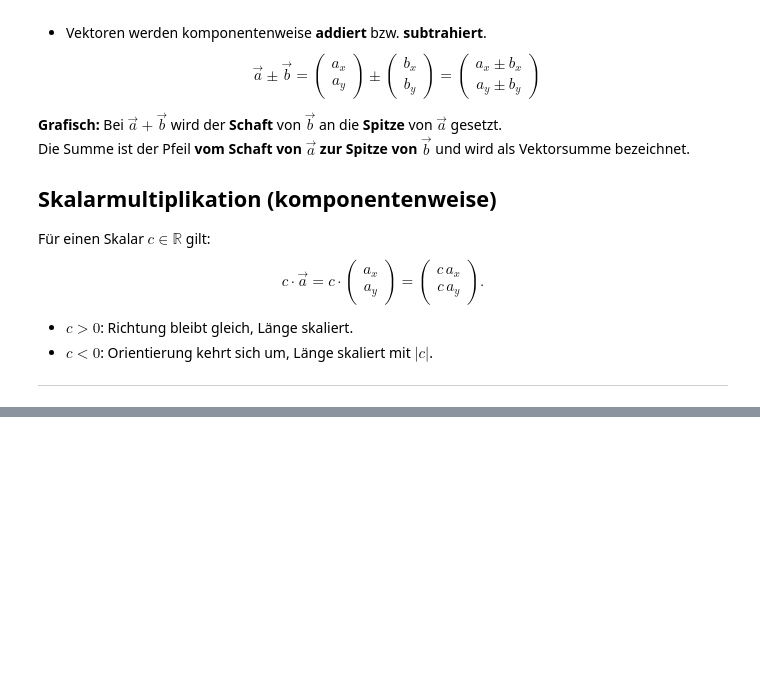
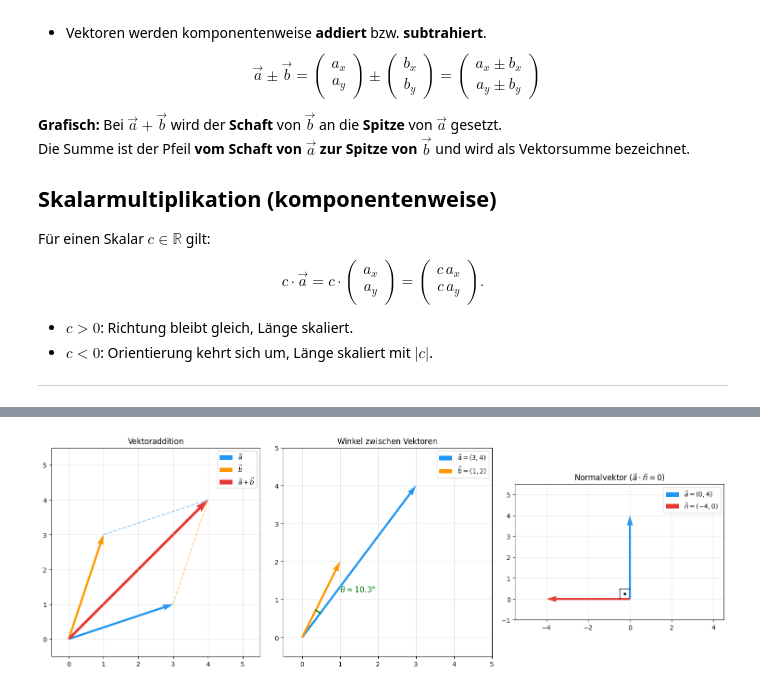
Before and after one commit to Officialstjp/python-math, a Jupyter notebook: Foundations/05_Vektoren_Matrizen/01_Grundlagen_der_Vektoren.ipynb, the cells around one changed output, grey strips where cells are left out. Drawn from its saved outputs; the diff is of its cells as text; code cells hidden in the pictures; blank space fills up the shorter version.

```diff
--- a/Foundations/05_Vektoren_Matrizen/01_Grundlagen_der_Vektoren.ipynb
+++ b/Foundations/05_Vektoren_Matrizen/01_Grundlagen_der_Vektoren.ipynb
@@ -128,0 +200,76 @@ Der Normalvektor wird ermittelt in dem man die Werte eines Vektors vertauscht un
+# %%
+# --- Visualisierung: Skalarprodukt, Winkel und Normalvektor ---
+
+import matplotlib.pyplot as plt
+import numpy as np
+
+fig, axes = plt.subplots(1, 3, figsize=(15, 5))
+
+# --- 1. Vektoraddition (Parallelogramm) ---
+ax = axes[0]
+a = np.array([3, 1])
+b = np.array([1, 3])
+s = a + b
+
+ax.quiver(0, 0, *a, angles='xy', scale_units='xy', scale=1, color='#2196F3', width=0.01, label='$\\vec a$')
+ax.quiver(0, 0, *b, angles='xy', scale_units='xy', scale=1, color='#FF9800', width=0.01, label='$\\vec b$')
+ax.quiver(0, 0, *s, angles='xy', scale_units='xy', scale=1, color='#E53935', width=0.0125, label='$\\vec a + \\vec b$')
+# Parallelogramm
+ax.plot([a[0], s[0]], [a[1], s[1]], '--', color='#FF9800', alpha=0.5)
+ax.plot([b[0], s[0]], [b[1], s[1]], '--', color='#2196F3', alpha=0.5)
+
+ax.set_xlim(-0.5, 5.5)
+ax.set_ylim(-0.5, 5.5)
+ax.set_aspect('equal')
+ax.grid(True, alpha=0.3)
+ax.legend(fontsize=10)
+ax.set_title('Vektoraddition', fontsize=12)
+
+# --- 2. Winkel zwischen Vektoren ---
+ax = axes[1]
+a = np.array([3, 4])
+b = np.array([1, 2])
+
+ax.quiver(0, 0, *a, angles='xy', scale_units='xy', scale=1, color='#2196F3', width=0.01, label=f'$\\vec a = ({a[0]},{a[1]})$')
+ax.quiver(0, 0, *b, angles='xy', scale_units='xy', scale=1, color='#FF9800', width=0.01, label=f'$\\vec b = ({b[0]},{b[1]})$')
+
+# Winkel berechnen und einzeichnen
+dot = np.dot(a, b)
+angle = np.arccos(dot / (np.linalg.norm(a) * np.linalg.norm(b)))
+bogen = np.linspace(np.arctan2(b[1], b[0]), np.arctan2(a[1], a[0]), 30)
+r = 0.8
+ax.plot(r * np.cos(bogen), r * np.sin(bogen), 'g-', linewidth=2)
+ax.text(1.0, 1.2, f'$\\theta \\approx {np.degrees(angle):.1f}°$', fontsize=12, color='green')
+
+ax.set_xlim(-0.5, 5)
+ax.set_ylim(-0.5, 5)
+ax.set_aspect('equal')
+ax.grid(True, alpha=0.3)
+ax.legend(fontsize=10)
+ax.set_title('Winkel zwischen Vektoren', fontsize=12)
+
+# --- 3. Normalvektor ---
+ax = axes[2]
+a = np.array([0, 4])
+n = np.array([-4, 0])  # Normalvektor
+
+ax.quiver(0, 0, *a, angles='xy', scale_units='xy', scale=1, color='#2196F3', width=0.01, label='$\\vec a = (0,4)$')
+ax.quiver(0, 0, *n, angles='xy', scale_units='xy', scale=1, color='#E53935', width=0.01, label='$\\vec n = (-4,0)$')
+
+# Rechter Winkel
+box_size = 0.5
+ax.plot([0, -box_size], [box_size, box_size], 'k-', lw=1)
+ax.plot([-box_size, -box_size], [box_size, 0], 'k-', lw=1)
+ax.plot(-box_size/2, box_size/2, 'k.') # Punkt
+
+ax.set_xlim(-5.5, 4.5)
+ax.set_ylim(-1, 5.5)
+ax.set_aspect('equal')
+ax.grid(True, alpha=0.3)
+ax.legend(fontsize=10)
+ax.set_title('Normalvektor ($\\vec a \\cdot \\vec n = 0$)', fontsize=12)
+
+plt.tight_layout()
+plt.show()
+# %% [output]
+[figure, added]
```
Also changed, not shown: parts of 10 cells of this notebook, 43 other files.
